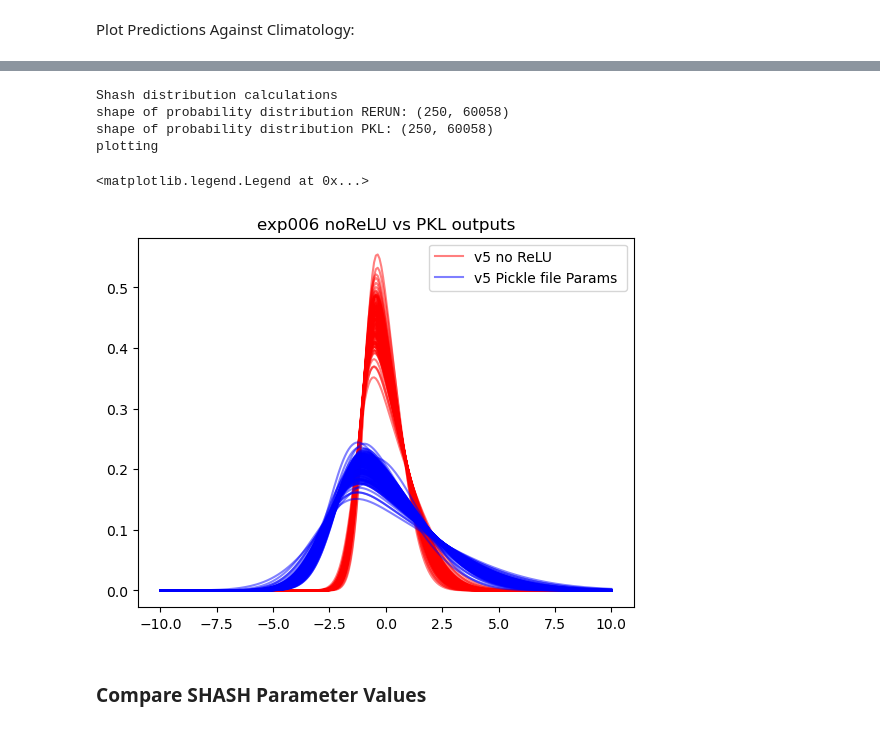
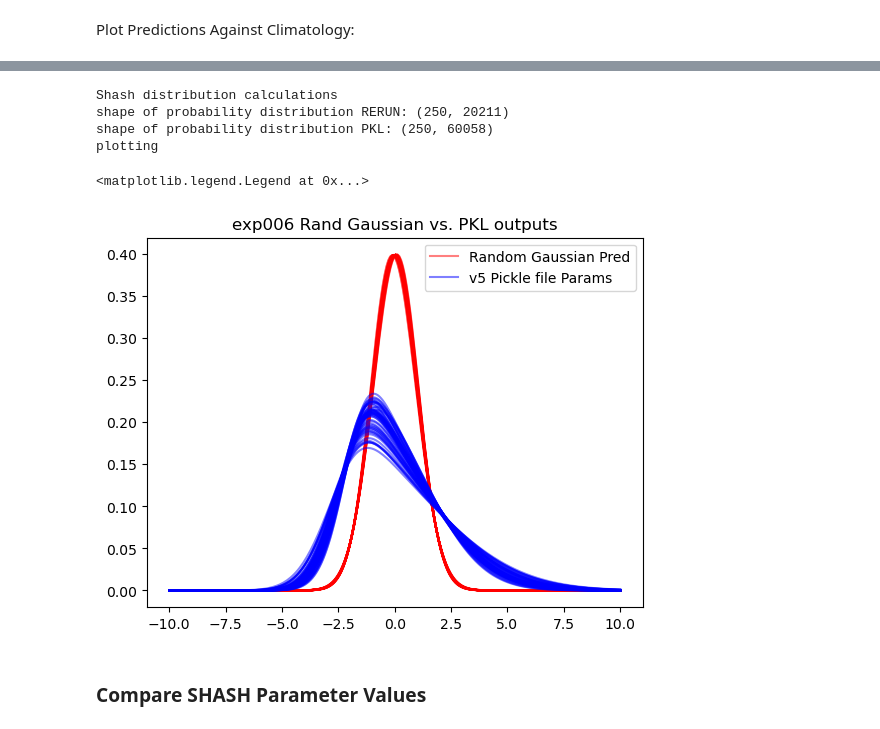
Before and after one commit to Jolan-vP/E3SM, a Jupyter notebook: analysis_006.ipynb, the cells around one changed output, grey strips where cells are left out. Saved outputs shown, nothing was run; the diff lists cells and outputs as text; code cells hidden in the pictures.

Commit message:
Ran model with 3 random inputs from normal distribution, and 1 random value from normal distribution as target. Model accurately predicted gaussian curve!

```diff
--- a/analysis_006.ipynb
+++ b/analysis_006.ipynb
@@ -106,25 +106,25 @@ Process + Pickle Inputs and Targets
 # s_dict_train["y"][500:540]
 # %%
 s_dict_savename1 = '/Users/C830793391/BIG_DATA/E3SM_Data/presaved/Network Inputs/exp006_train.pkl'
-# with gzip.open(s_dict_savename1, "wb") as fp:
-#     pickle.dump(s_dict_train, fp)
+# # with gzip.open(s_dict_savename1, "wb") as fp:
+# #     pickle.dump(s_dict_train, fp)
 
-s_dict_savename2 = '/Users/C830793391/BIG_DATA/E3SM_Data/presaved/Network Inputs/exp006_val.pkl'
-# with gzip.open(s_dict_savename2, "wb") as fp:
-#     pickle.dump(s_dict_val, fp)
+# s_dict_savename2 = '/Users/C830793391/BIG_DATA/E3SM_Data/presaved/Network Inputs/exp006_val.pkl'
+# # with gzip.open(s_dict_savename2, "wb") as fp:
+# #     pickle.dump(s_dict_val, fp)
 
-s_dict_savename3 = '/Users/C830793391/BIG_DATA/E3SM_Data/presaved/Network Inputs/exp006_test.pkl'
-# with gzip.open(s_dict_savename3, "wb") as fp:
-#     pickle.dump(s_dict_test, fp)
+# s_dict_savename3 = '/Users/C830793391/BIG_DATA/E3SM_Data/presaved/Network Inputs/exp006_test.pkl'
+# # with gzip.open(s_dict_savename3, "wb") as fp:
+# #     pickle.dump(s_dict_test, fp)
 
 with gzip.open(s_dict_savename1, "rb") as obj1:
     train_dat = pickle.load(obj1)
 obj1.close()
 
-with gzip.open(s_dict_savename2, "rb") as obj2:
-    val_dat = pickle.load(obj2)
-obj2.close()
+# with gzip.open(s_dict_savename2, "rb") as obj2:
+#     val_dat = pickle.load(obj2)
+# obj2.close()
 
-with gzip.open(s_dict_savename3, "rb") as obj3:
-    test_dat = pickle.load(obj3)
-obj3.close()
+# with gzip.open(s_dict_savename3, "rb") as obj3:
+#     test_dat = pickle.load(obj3)
+# obj3.close()
@@ -320,7 +378,7 @@ with gzip.open(model_output_pred, "wb") as fp:
     pickle.dump(output_RERUN, fp)
 # %%
 # Open Model Outputs
-model_output_pred = '/Users/C830793391/Documents/Research/E3SM/saved/output/exp006_output_pred_testset_RERUN_noReLU.pkl'
+model_output_pred = '/Users/C830793391/Documents/Research/E3SM/saved/output/exp006_output_rand_inputs_target.pkl'
 with gzip.open(model_output_pred, "rb") as obj1:
     output_noReLU = pickle.load(obj1)
 # %%
@@ -385,38 +443,38 @@ with gzip.open(fn, "rb") as obj:
 
 # --------------------------------
 x = np.linspace(-10, 10, 250)
 
 print("Shash distribution calculations")
 dist_RERUN = Shash(output_noReLU)
 p_RERUN = dist_RERUN.prob(x).numpy()
 print(f"shape of probability distribution RERUN: {p_RERUN.shape}")
 
 dist_og = Shash(output_PKL)
 p_pkl = dist_og.prob(x).numpy()
 print(f"shape of probability distribution PKL: {p_pkl.shape}")
 
 # --------------------------------
 
-samples = range(0, 60000, 400)
+samples = range(0, 20000, 400)
 
 print("plotting")
 
 plt.figure()
 plt.plot(x, p_RERUN[:, samples], alpha=0.5, color='r')
-plt.plot(x, p_RERUN[:, 5], alpha=0.5, color='r', label = 'v5 no ReLU')
+plt.plot(x, p_RERUN[:, 5], alpha=0.5, color='r', label = 'Random Gaussian Pred')
 plt.plot(x, p_pkl[:, samples], alpha=0.5, color='b')
 plt.plot(x, p_pkl[:, 5], alpha=0.5, color='b', label = 'v5 Pickle file Params ')
 
-plt.title('exp006 noReLU vs PKL outputs')
+plt.title('exp006 Rand Gaussian vs. PKL outputs')
 
 plt.legend()
 # %% [output]
 Shash distribution calculations
-shape of probability distribution RERUN: (250, 60058)
+shape of probability distribution RERUN: (250, 20211)
 shape of probability distribution PKL: (250, 60058)
 plotting
 <matplotlib.legend.Legend at 0x...>
-[figure, old version]
+[figure, new version]
 # %% [markdown]
 ### Compare SHASH Parameter Values
 # %%
```
Also changed, not shown: parts of 12 cells of this notebook, 2 other files.
